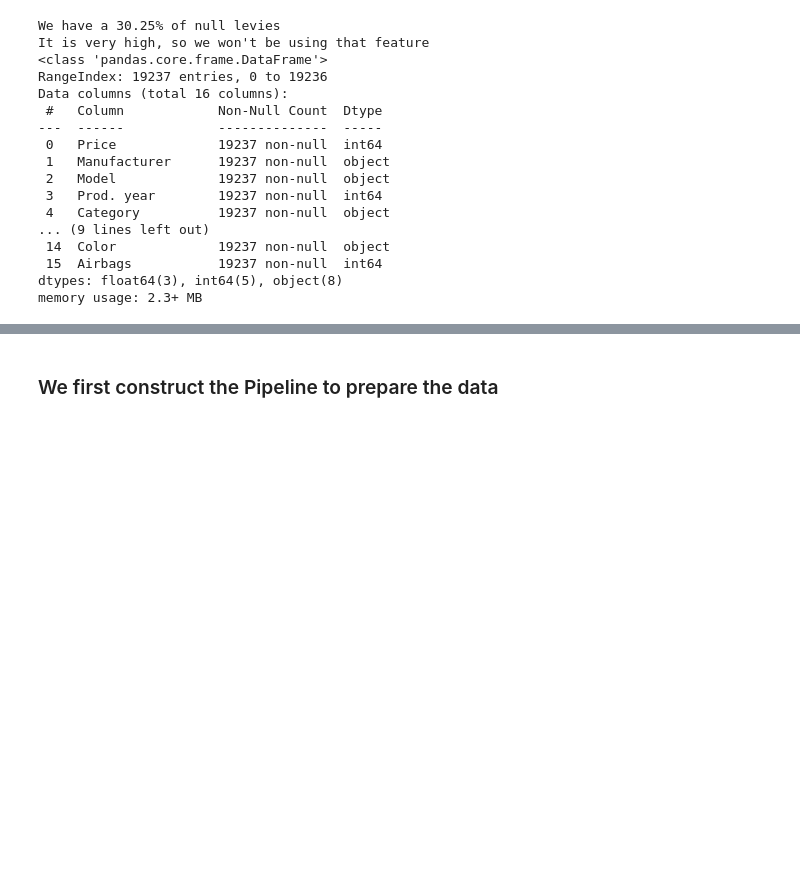
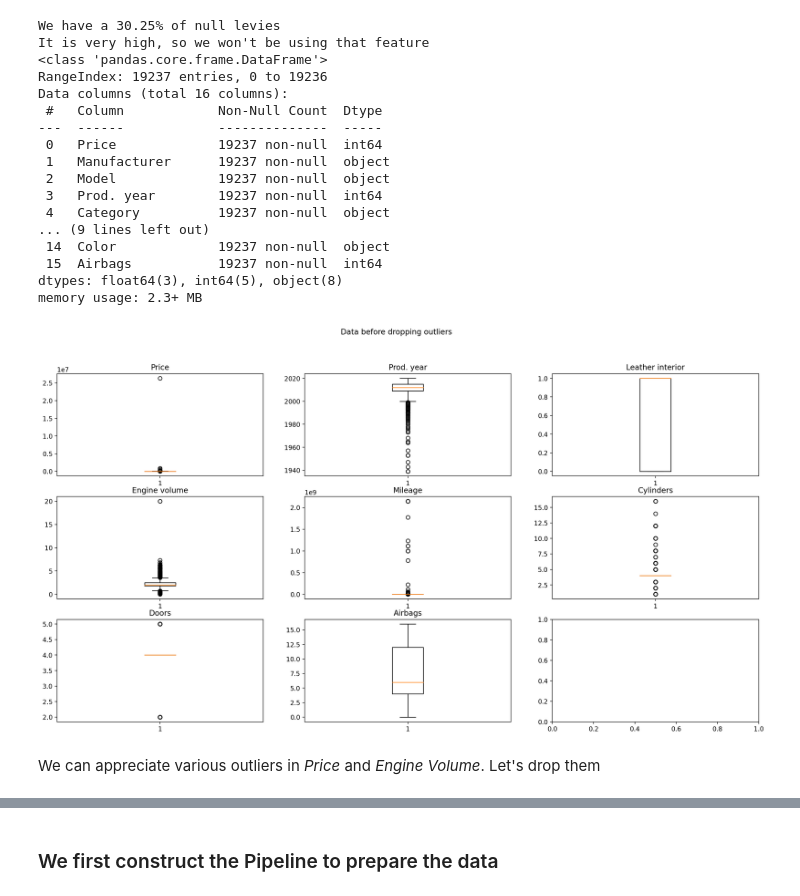
Before and after one commit to JoaquinMateosBarroso/Car_Prices, a Jupyter notebook: CarPrices.ipynb, the cells around one changed output, grey strips where cells are left out. Saved outputs shown, nothing was run; the diff lists cells and outputs as text; code cells hidden in the pictures; blank space fills up the shorter version.

```diff
--- a/CarPrices.ipynb
+++ b/CarPrices.ipynb
@@ -87 +101,14 @@ memory usage: 2.3+ MB
+# %%
+fig, axs = plt.subplots(3, 3)
+
+fig.suptitle("Data before dropping outliers")
+fig.set_dpi(200)
+fig.set_size_inches(20, 10)
+for index, column in enumerate(Y.columns):
+    axs[int(index/3)][index%3].boxplot(Y[column])
+    axs[int(index/3)][index%3].set_title(column)
+# %% [output]
+[figure, added]
+# %% [markdown]
+We can appreciate various outliers in *Price* and *Engine Volume*. Let's drop them
 # %%
```
Also changed, not shown: parts of 12 cells of this notebook.
